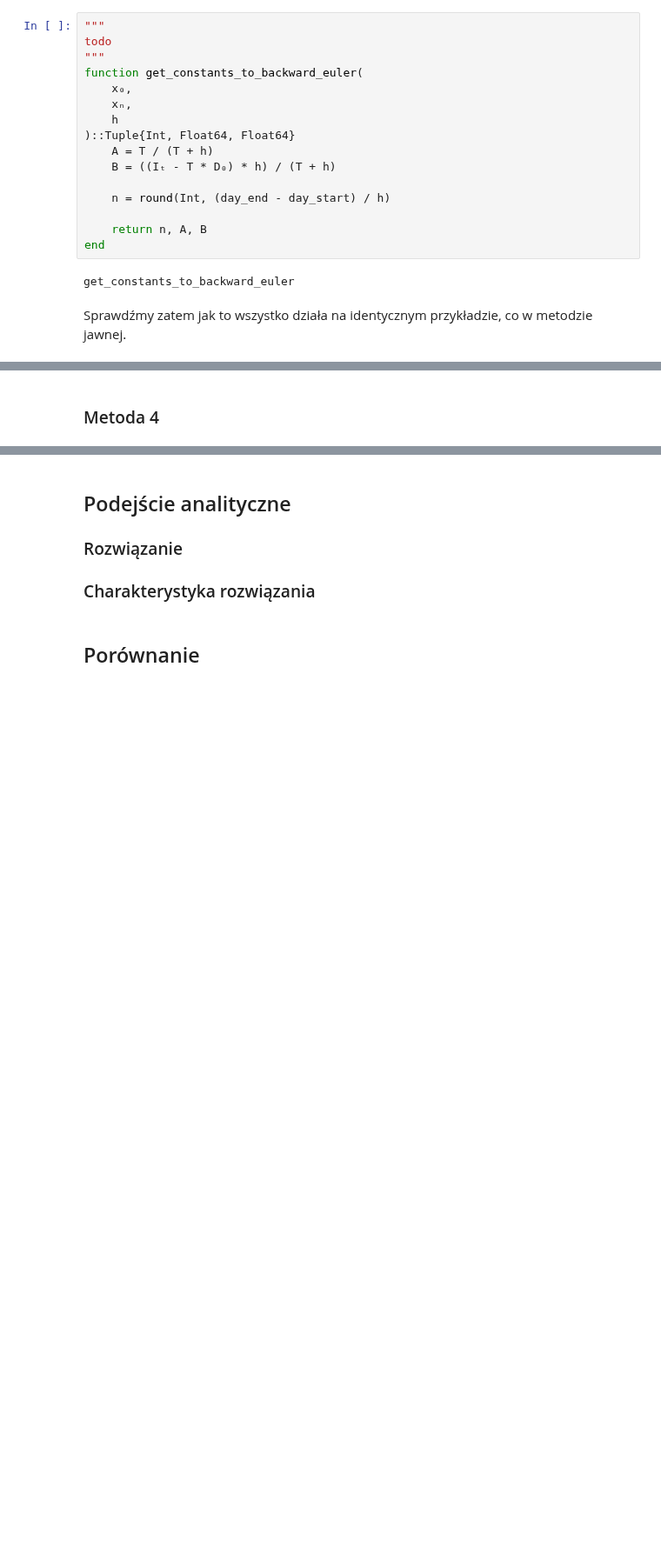
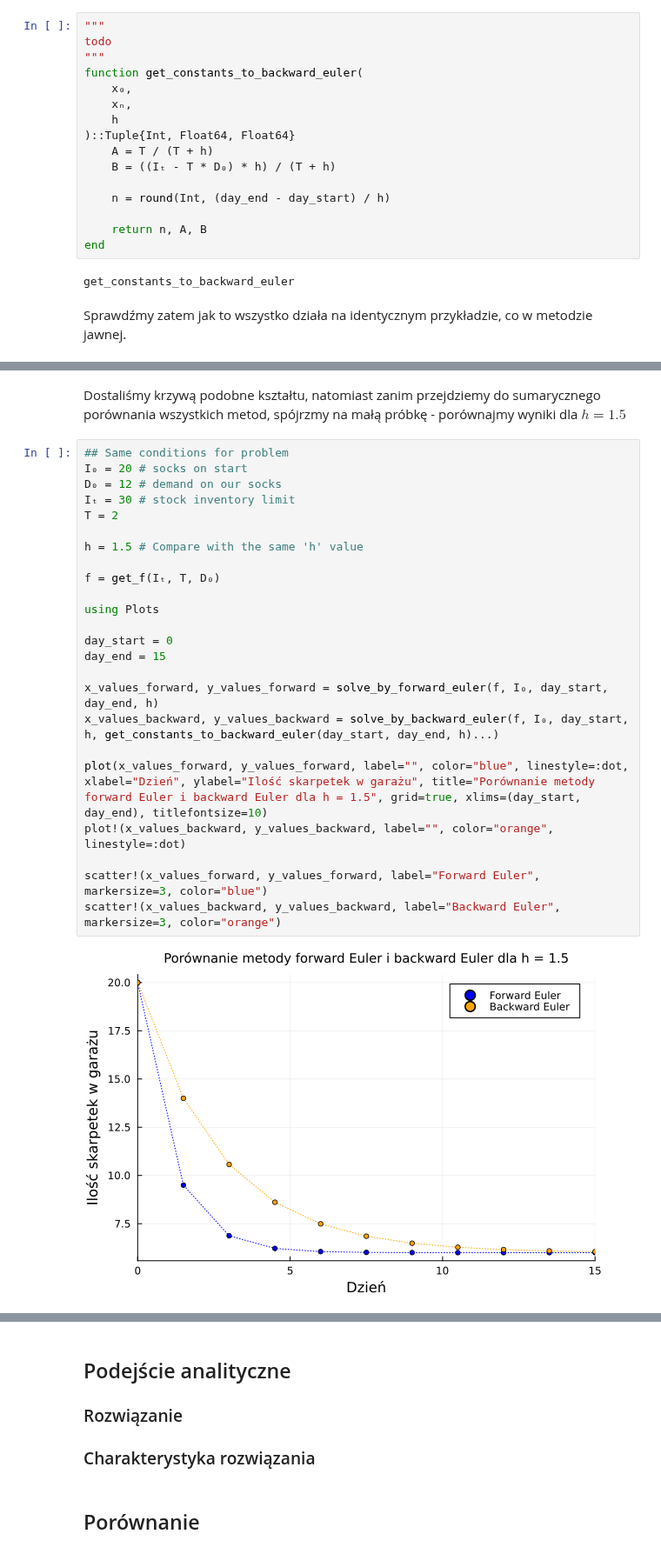
Before and after one commit to piotrczech/optimization-of-inventory-deliveries, a Jupyter notebook: main.ipynb, the cells around one changed output, grey strips where cells are left out. Shown at 87% size. Cells and saved outputs as stored; diff of their text form; blank space fills up the shorter version.

```diff
--- a/main.ipynb
+++ b/main.ipynb
@@ -519,2 +505,28 @@ scatter!(x_values_h3, y_values_h3, label="h=0.5", markersize=3)
-# %% [markdown]
-### Metoda 4
+# %% [markdown]
+Dostaliśmy krzywą podobne kształtu, natomiast zanim przejdziemy do sumarycznego porównania wszystkich metod, spójrzmy na małą próbkę - porównajmy wyniki dla $h = 1.5$
+# %%
+## Same conditions for problem
+I₀ = 20 # socks on start
+D₀ = 12 # demand on our socks
+Iₜ = 30 # stock inventory limit
+T = 2
+
+h = 1.5 # Compare with the same 'h' value
+
+f = get_f(Iₜ, T, D₀)
+
+using Plots
+
+day_start = 0
+day_end = 15
+
+x_values_forward, y_values_forward = solve_by_forward_euler(f, I₀, day_start, day_end, h)
+x_values_backward, y_values_backward = solve_by_backward_euler(f, I₀, day_start, h, get_constants_to_backward_euler(day_start, day_end, h)...)
+
+plot(x_values_forward, y_values_forward, label="", color="blue", linestyle=:dot, xlabel="Dzień", ylabel="Ilość skarpetek w garażu", title="Porównanie metody forward Euler i backward Euler dla h = 1.5", grid=true, xlims=(day_start, day_end), titlefontsize=10)
+plot!(x_values_backward, y_values_backward, label="", color="orange", linestyle=:dot)
+
+scatter!(x_values_forward, y_values_forward, label="Forward Euler", markersize=3, color="blue")
+scatter!(x_values_backward, y_values_backward, label="Backward Euler", markersize=3, color="orange")
+# %% [output]
+[figure, added]
```
Also changed, not shown: parts of 9 cells of this notebook.
